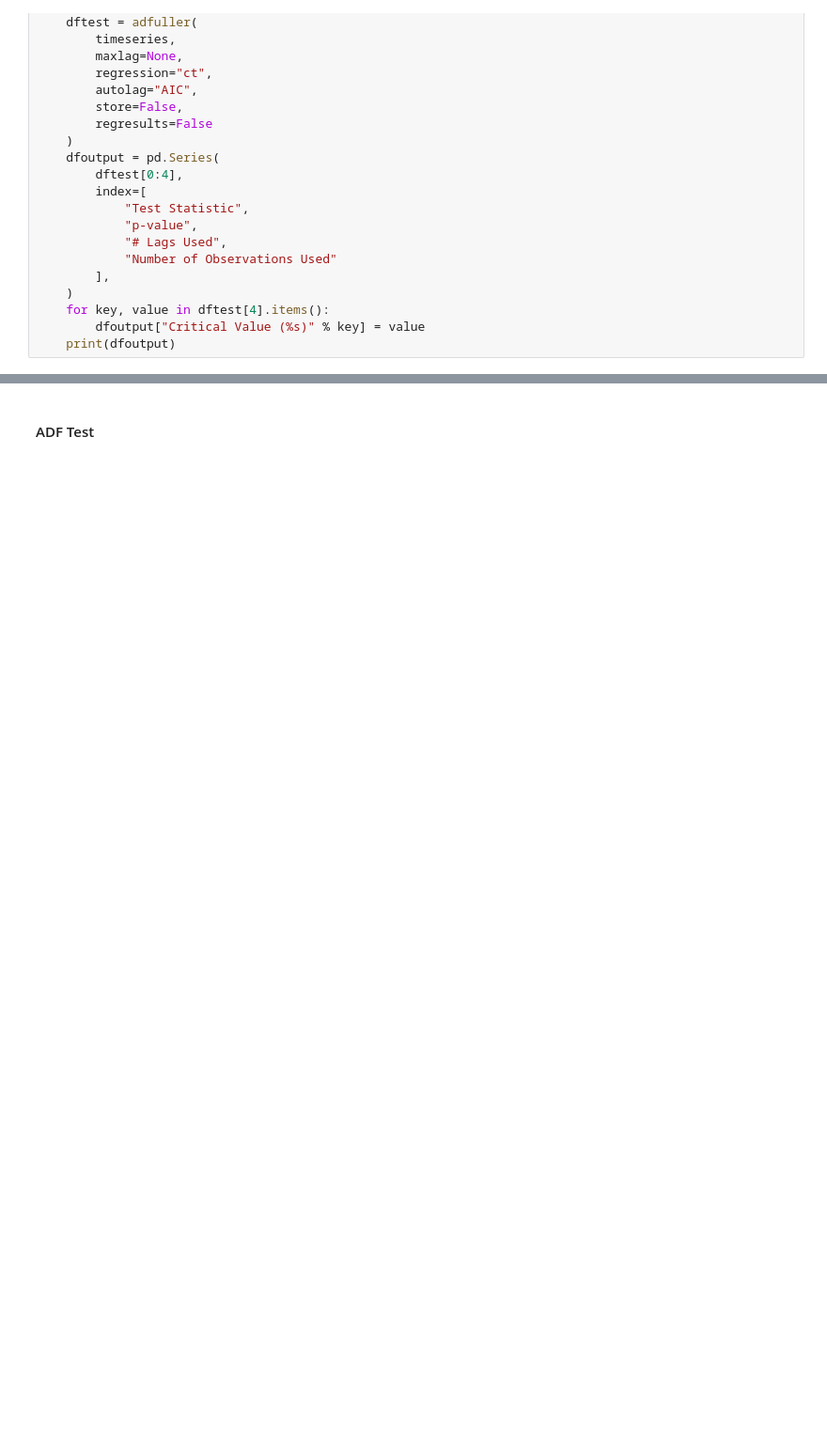
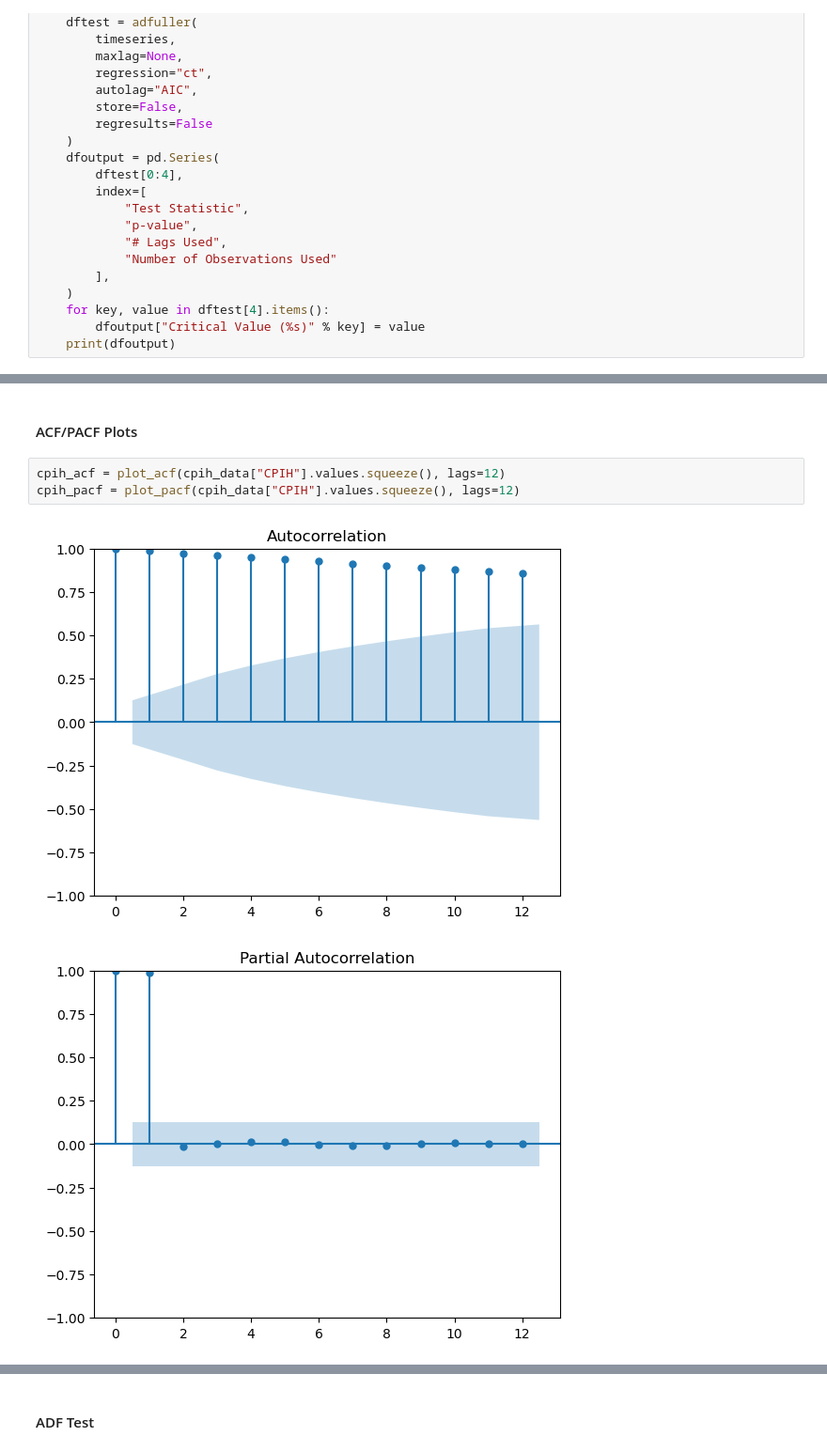
Before and after one commit to ja-newman/cpih_time_series_analysis, a Jupyter notebook: cpih_analysis.ipynb, the cells around one changed output, grey strips where cells are left out. Shown at 94% size. Drawn from its saved outputs; the diff is of its cells as text; blank space fills up the shorter version.

```diff
--- a/cpih_analysis.ipynb
+++ b/cpih_analysis.ipynb
@@ -77,0 +93,8 @@ def adf_test_ct(timeseries):
+# %% [markdown]
+#### ACF/PACF Plots
+# %%
+cpih_acf = plot_acf(cpih_data["CPIH"].values.squeeze(), lags=12)
+cpih_pacf = plot_pacf(cpih_data["CPIH"].values.squeeze(), lags=12)
+# %% [output]
+[figure, added]
+[figure, added]
```
Also changed, not shown: parts of 19 cells of this notebook.
